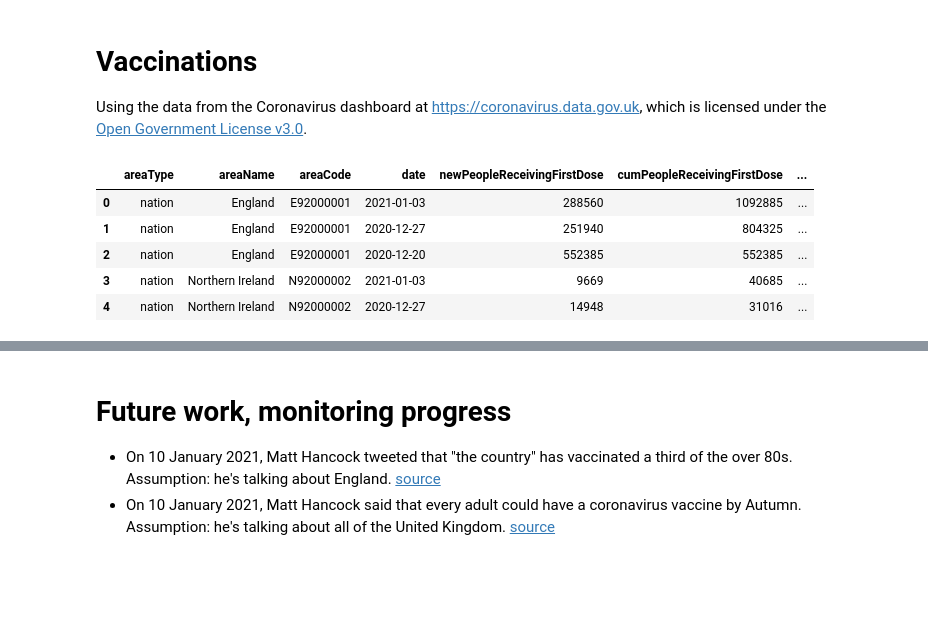
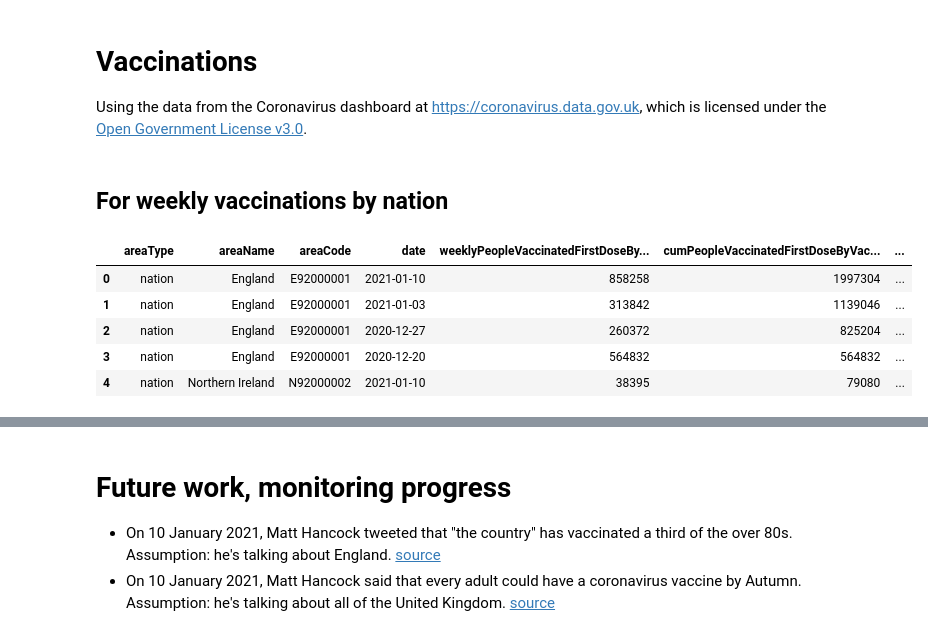
Before and after one commit to canwaf/scrapbook, a Jupyter notebook: coronavirus/vaccine_rollout.ipynb, the cells around one changed output, grey strips where cells are left out. Drawn from its saved outputs; the diff is of its cells as text; code cells hidden in the pictures; blank space fills up the shorter version.

```diff
--- a/coronavirus/vaccine_rollout.ipynb
+++ b/coronavirus/vaccine_rollout.ipynb
@@ -88,14 +103,16 @@ Using the data from the Coronavirus dashboard at https://coronavirus.data.gov.uk
+# %% [markdown]
+## For weekly vaccinations by nation
 # %%
 # Coronavirus dashboard vaccination data
 # https://coronavirus.data.gov.uk/details/healthcare#card-people_who_have_received_vaccinations_by_nation
-json = requests.get('https://coronavirus.data.gov.uk/api/v1/data?filters=areaType=nation&structure=%7B%22areaType%22:%22areaType%22,%22areaName%22:%22areaName%22,%22areaCode%22:%22areaCode%22,%22date%22:%22date%22,%22newPeopleReceivingFirstDose%22:%22newPeopleReceivingFirstDose%22,%22cumPeopleReceivingFirstDose%22:%22cumPeopleReceivingFirstDose%22,%22newPeopleReceivingSecondDose%22:%22newPeopleReceivingSecondDose%22,%22cumPeopleReceivingSecondDose%22:%22cumPeopleReceivingSecondDose%22%7D&format=json').json()
-vac = pd.DataFrame(json['data'])
-vac['date'] = pd.to_datetime(vac['date'], format='%Y-%m-%d') # Format date column
-vac.head()
+json = requests.get('https://coronavirus.data.gov.uk/api/v1/data?filters=areaType=nation&structure=%7B%22areaType%22:%22areaType%22,%22areaName%22:%22areaName%22,%22areaCode%22:%22areaCode%22,%22date%22:%22date%22,%22weeklyPeopleVaccinatedFirstDoseByVaccinationDate%22:%22weeklyPeopleVaccinatedFirstDoseByVaccinationDate%22,%22cumPeopleVaccinatedFirstDoseByVaccinationDate%22:%22cumPeopleVaccinatedFirstDoseByVaccinationDate%22,%22weeklyPeopleVaccinatedSecondDoseByVaccinationDate%22:%22weeklyPeopleVaccinatedSecondDoseByVaccinationDate%22,%22cumPeopleVaccinatedSecondDoseByVaccinationDate%22:%22cumPeopleVaccinatedSecondDoseByVaccinationDate%22%7D&format=json').json()
+weekvac = pd.DataFrame(json['data'])
+weekvac['date'] = pd.to_datetime(weekvac['date'], format='%Y-%m-%d') # Format date column
+weekvac.head()
 # %% [output]
-|  | areaType | areaName | areaCode | date | newPeopleReceivingFirstDose | cumPeopleReceivingFirstDose | ... |
-| 0 | nation | England | E92000001 | 2021-01-03 | 288560 | 1092885 | ... |
-| 1 | nation | England | E92000001 | 2020-12-27 | 251940 | 804325 | ... |
-| 2 | nation | England | E92000001 | 2020-12-20 | 552385 | 552385 | ... |
-| 3 | nation | Northern Ireland | N92000002 | 2021-01-03 | 9669 | 40685 | ... |
-| 4 | nation | Northern Ireland | N92000002 | 2020-12-27 | 14948 | 31016 | ... |
+|  | areaType | areaName | areaCode | date | weeklyPeopleVaccinatedFirstDoseBy... | cumPeopleVaccinatedFirstDoseByVac... | ... |
+| 0 | nation | England | E92000001 | 2021-01-10 | 858258 | 1997304 | ... |
+| 1 | nation | England | E92000001 | 2021-01-03 | 313842 | 1139046 | ... |
+| 2 | nation | England | E92000001 | 2020-12-27 | 260372 | 825204 | ... |
+| 3 | nation | England | E92000001 | 2020-12-20 | 564832 | 564832 | ... |
+| 4 | nation | Northern Ireland | N92000002 | 2021-01-10 | 38395 | 79080 | ... |
```
Also changed, not shown: parts of 26 cells of this notebook.
